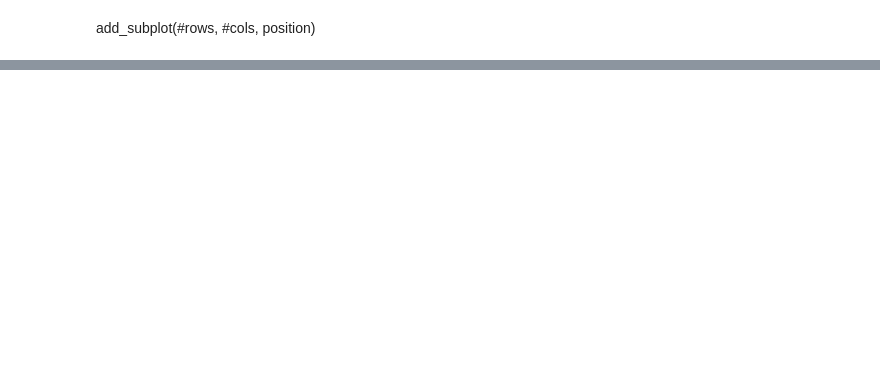
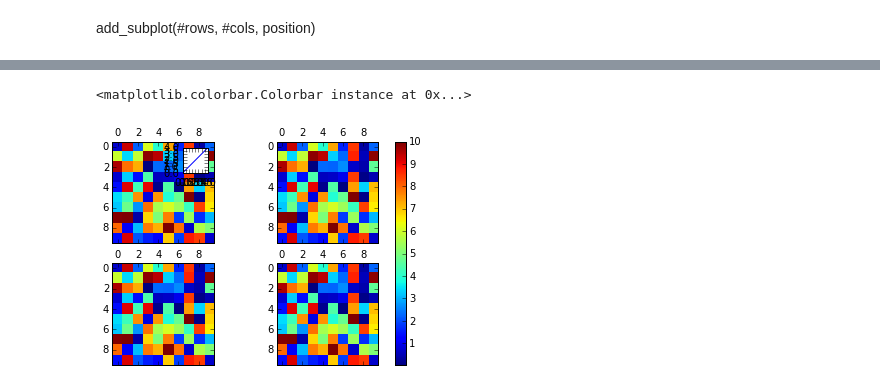
Before and after one commit to amspython/ams_tutorials, a Jupyter notebook: matplotlib.ipynb, the cells around one changed output, grey strips where cells are left out. Drawn from its saved outputs; the diff is of its cells as text; code cells hidden in the pictures; blank space fills up the shorter version.

Commit message:
insets

```diff
--- a/matplotlib.ipynb
+++ b/matplotlib.ipynb
@@ -146,0 +170,33 @@ for t in ax2.get_yticklabels():
+# %%
+from mpl_toolkits.axes_grid1.inset_locator import inset_axes
+fig = plt.figure()
+#create a grid of 2 rows, 2 columns for plots
+gs = gridspec.GridSpec(2,2)
+#put a plot in the first row, first column
+
+ax1 = fig.add_subplot(gs[0,0])
+im1 = ax1.matshow(c)
+
+axins1 = inset_axes(ax1,
+                   width="25%",  # width = 25% of parent_bbox
+                   height="25%",
+                   loc=1) # legend locations
+axins1.plot(range(5), range(5))
+
+ax2 = fig.add_subplot(gs[0,1])
+im2 = ax2.matshow(c)
+
+ax3 = fig.add_subplot(gs[1,0])
+im3 = ax3.matshow(c)
+axins1 = inset_axes(ax3,
+                   width="25%",  # width = 25% of parent_bbox
+                   height="25%",
+                   loc=1) # legend locations
+axins1.plot(range(5), [1]*5)
+
+ax4 = fig.add_subplot(gs[1,1])
+im4 = ax4.matshow(c)
+fig.colorbar(im2, ax=fig.get_axes(), fraction=.05)
+# %% [output]
+<matplotlib.colorbar.Colorbar instance at 0x...>
+[figure, added]
```
Also changed, not shown: parts of 13 cells of this notebook, 1 other file.
